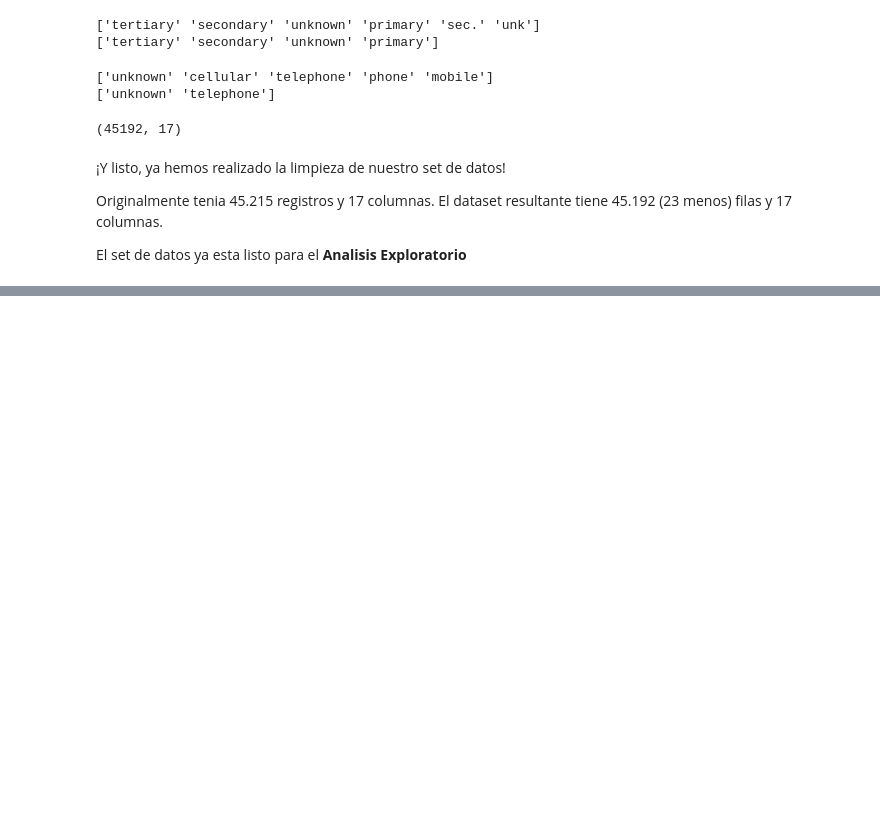
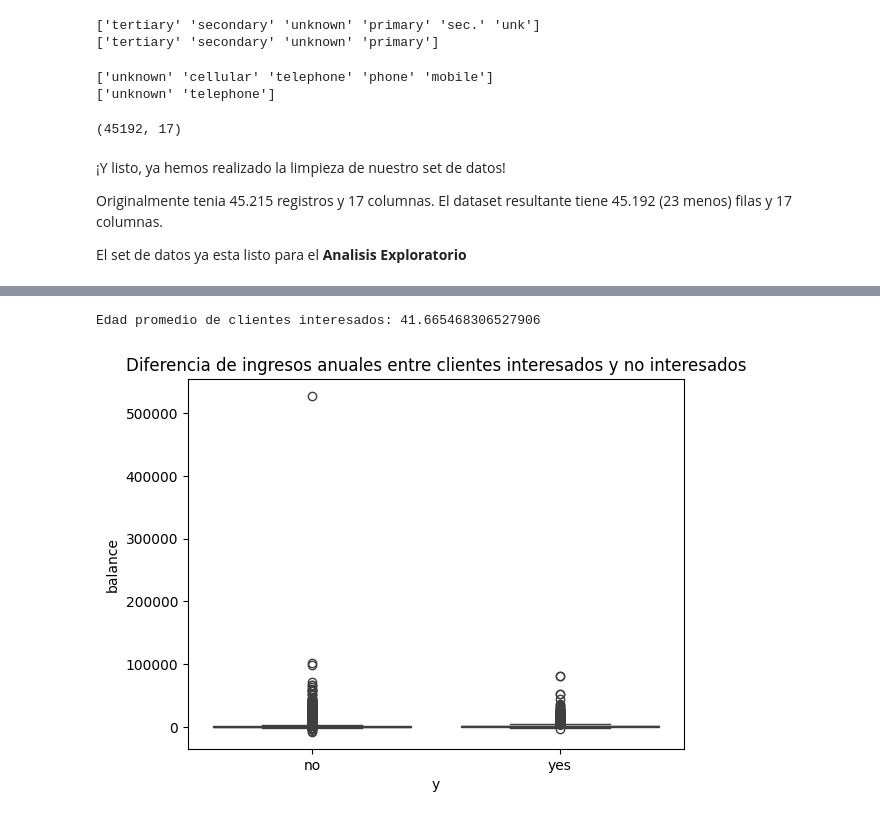
Before and after one commit to Dagnne/TalentoTechDag, a Jupyter notebook: Dagnne_Limpieza_datos.ipynb, the cells around one changed output, grey strips where cells are left out. Cells and saved outputs as stored; diff of their text form; code cells hidden in the pictures; blank space fills up the shorter version.

```diff
--- a/Dagnne_Limpieza_datos.ipynb
+++ b/Dagnne_Limpieza_datos.ipynb
@@ -478,0 +506,13 @@ data.to_csv(ruta, index=False)
+# %%
+# 1. Edad promedio de clientes interesados
+edad_prom = data[data['y'] == 'yes']['age'].mean()
+print("Edad promedio de clientes interesados:", edad_prom)
+# %% [output]
+Edad promedio de clientes interesados: 41.665468306527906
+# %%
+# 2. Diferencia de ingresos entre clientes interesados y no interesados
+sns.boxplot(x='y', y='balance', data=data)
+plt.title('Diferencia de ingresos anuales entre clientes interesados y no interesados')
+plt.show()
+# %% [output]
+[figure, added]
```
Also changed, not shown: parts of 14 cells of this notebook.
